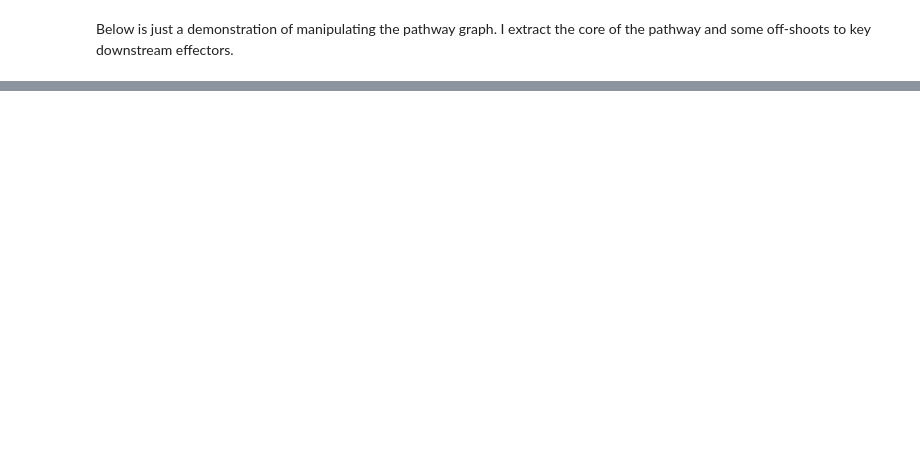
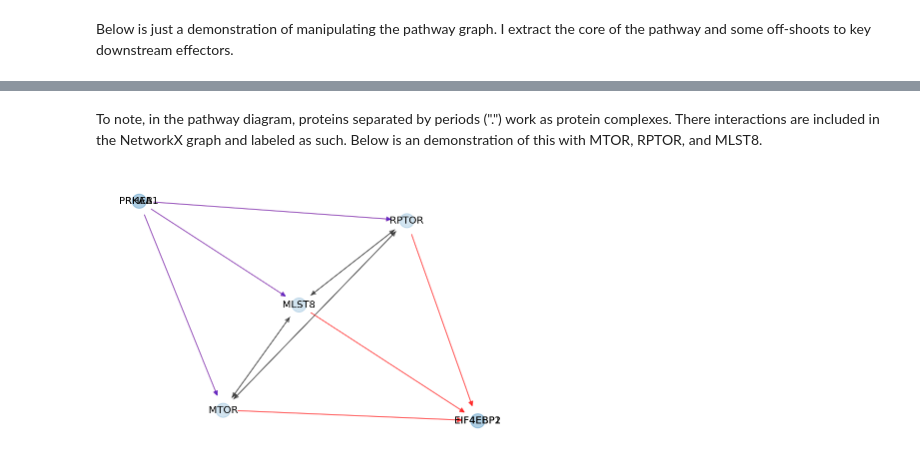
Before and after one commit to jhrcook/nciraspw, a Jupyter notebook: README.ipynb, the cells around one changed output, grey strips where cells are left out. Cells and saved outputs as stored; diff of their text form; code cells hidden in the pictures; blank space fills up the shorter version.

Commit message:
doc: re-build README with demo of protein complex edges

```diff
--- a/README.ipynb
+++ b/README.ipynb
@@ -158,0 +178,36 @@ plt.show()
+# %% [markdown]
+To note, in the pathway diagram, proteins separated by periods (".") work as protein complexes.
+There interactions are included in the NetworkX graph and labeled as such.
+Below is an demonstration of this with MTOR, RPTOR, and MLST8.
+# %%
+nodes = {"MTOR", "RPTOR", "MLST8", "RHEB", "PRKAA1", "EIF4EBP1", "EIF4EBP2"}
+
+mtor_complex_gr = nx.subgraph(ras_pw, nodes)
+mtor_complex_pos = nx.kamada_kawai_layout(mtor_complex_gr)
+
+edge_pal: dict[Interaction, str] = {
+    Interaction.INHIBITORY: "red",
+    Interaction.ACTIVATING: "blue",
+    Interaction.PROTEIN_COMPLEX: "k",
+}
+
+edge_colors: dict[tuple[str, str], str] = {}
+for a, b, info in mtor_complex_gr.edges.data():
+    edge_colors[(a, b)] = edge_pal[info["interaction"]]
+
+nx.draw_networkx_edges(
+    mtor_complex_gr,
+    pos=mtor_complex_pos,
+    alpha=0.4,
+    edge_color=list(edge_colors.values()),
+    min_source_margin=15,
+    min_target_margin=15,
+)
+nx.draw_networkx_nodes(mtor_complex_gr, pos=mtor_complex_pos, alpha=0.2, node_size=200)
+nx.draw_networkx_labels(mtor_complex_gr, pos=mtor_complex_pos, font_size=10)
+
+plt.gca().axis("off")
+plt.tight_layout()
+plt.show()
+# %% [output]
+[figure, added]
```
Also changed, not shown: parts of 11 cells of this notebook, 7 other files.
